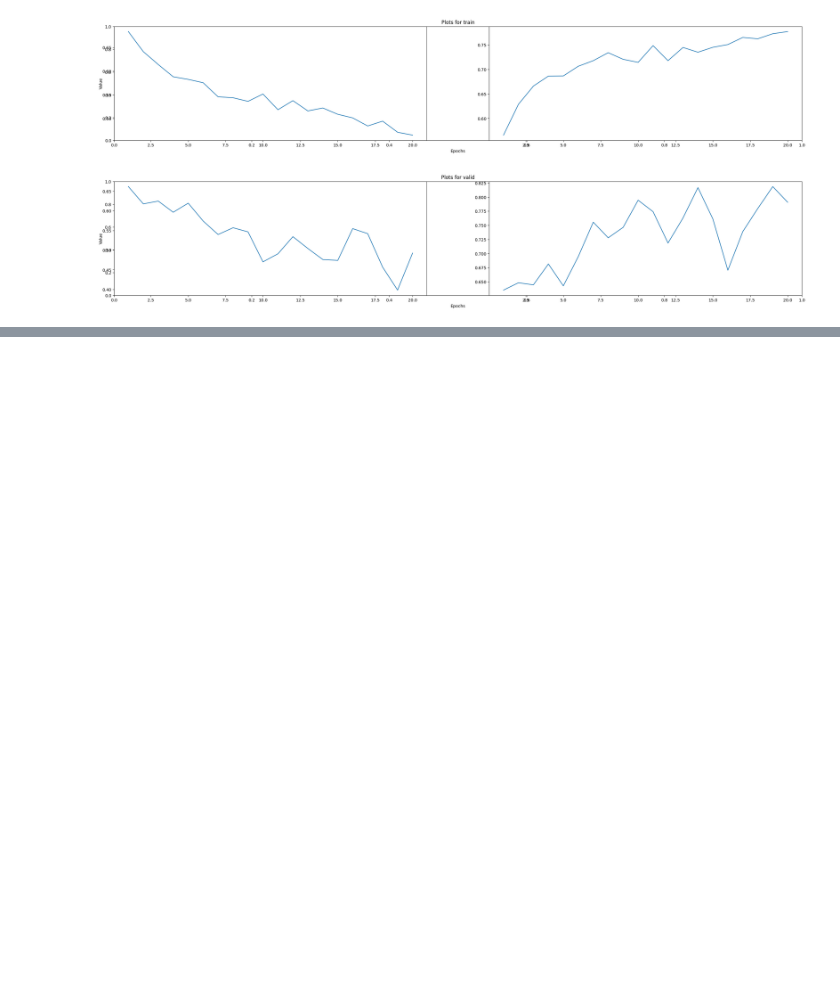
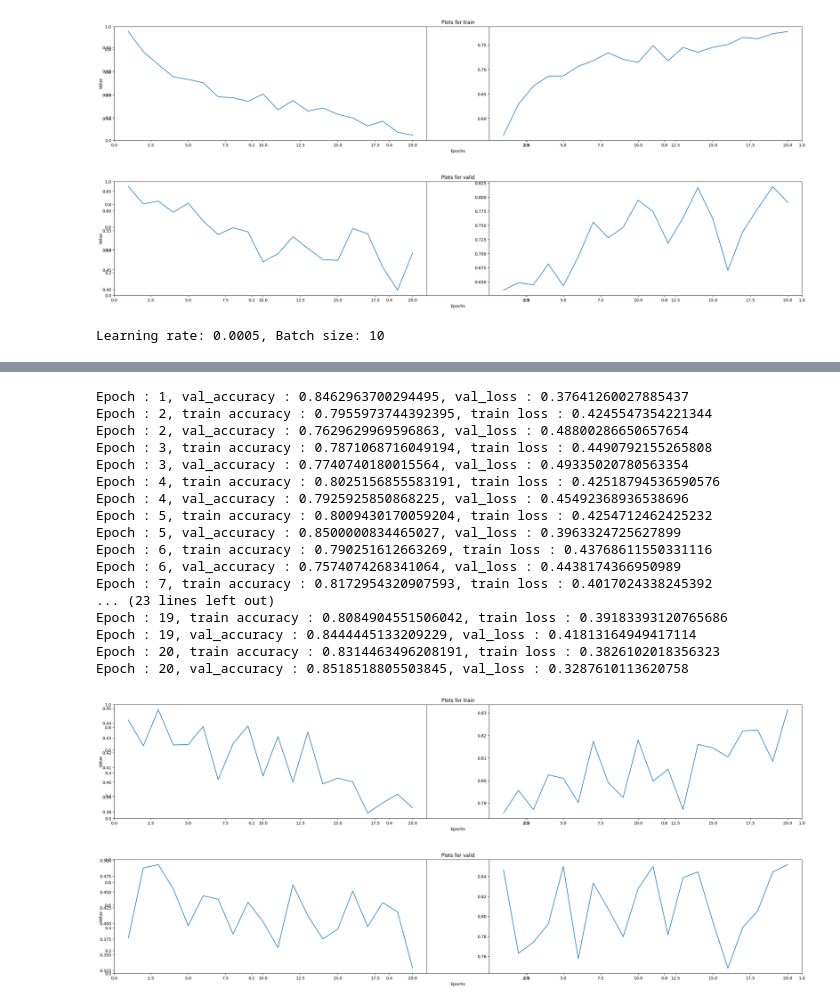
Before and after one commit to Chuck-man/laba5, a Jupyter notebook: main.ipynb, the cells around one changed output, grey strips where cells are left out. Drawn from its saved outputs; the diff is of its cells as text; code cells hidden in the pictures; blank space fills up the shorter version.

```diff
--- a/main.ipynb
+++ b/main.ipynb
@@ -304,3 +304,15 @@ Epoch : 20, train accuracy : 0.777043879032135, train loss : 0.46499332785606384
 Epoch : 20, val_accuracy : 0.7907407283782959, val_loss : 0.4924858510494232
 [figure]
 [figure]
+# %%
+print('Learning rate: 0.0005, Batch size: 10')
+
+optimizer = torch.optim.Adam(model.parameters(), lr=0.0005)
+
+train_loader = torch.utils.data.DataLoader(dataset = train_data, batch_size=10, shuffle=True )
+test_loader = torch.utils.data.DataLoader(dataset = test_data, batch_size=10, shuffle=True)
+val_loader = torch.utils.data.DataLoader(dataset = val_data, batch_size=10, shuffle=True)
+
+train_loop(train_loader, val_loader, epochs)
+# %% [output]
+Learning rate: 0.0005, Batch size: 10
@@ -306,0 +320,19 @@ Epoch : 20, val_accuracy : 0.7907407283782959, val_loss : 0.4924858510494232
+Epoch : 1, val_accuracy : 0.8462963700294495, val_loss : 0.37641260027885437
+Epoch : 2, train accuracy : 0.7955973744392395, train loss : 0.4245547354221344
+Epoch : 2, val_accuracy : 0.7629629969596863, val_loss : 0.48800286650657654
+Epoch : 3, train accuracy : 0.7871068716049194, train loss : 0.4490792155265808
+Epoch : 3, val_accuracy : 0.7740740180015564, val_loss : 0.49335020780563354
+Epoch : 4, train accuracy : 0.8025156855583191, train loss : 0.42518794536590576
+Epoch : 4, val_accuracy : 0.7925925850868225, val_loss : 0.45492368936538696
+Epoch : 5, train accuracy : 0.8009430170059204, train loss : 0.4254712462425232
+Epoch : 5, val_accuracy : 0.8500000834465027, val_loss : 0.3963324725627899
+Epoch : 6, train accuracy : 0.790251612663269, train loss : 0.43768611550331116
+Epoch : 6, val_accuracy : 0.7574074268341064, val_loss : 0.4438174366950989
+Epoch : 7, train accuracy : 0.8172954320907593, train loss : 0.4017024338245392
+... (23 lines left out)
+Epoch : 19, train accuracy : 0.8084904551506042, train loss : 0.39183393120765686
+Epoch : 19, val_accuracy : 0.8444445133209229, val_loss : 0.41813164949417114
+Epoch : 20, train accuracy : 0.8314463496208191, train loss : 0.3826102018356323
+Epoch : 20, val_accuracy : 0.8518518805503845, val_loss : 0.3287610113620758
+[figure, added]
+[figure, added]
```
Also changed, not shown: parts of 8 cells of this notebook.
